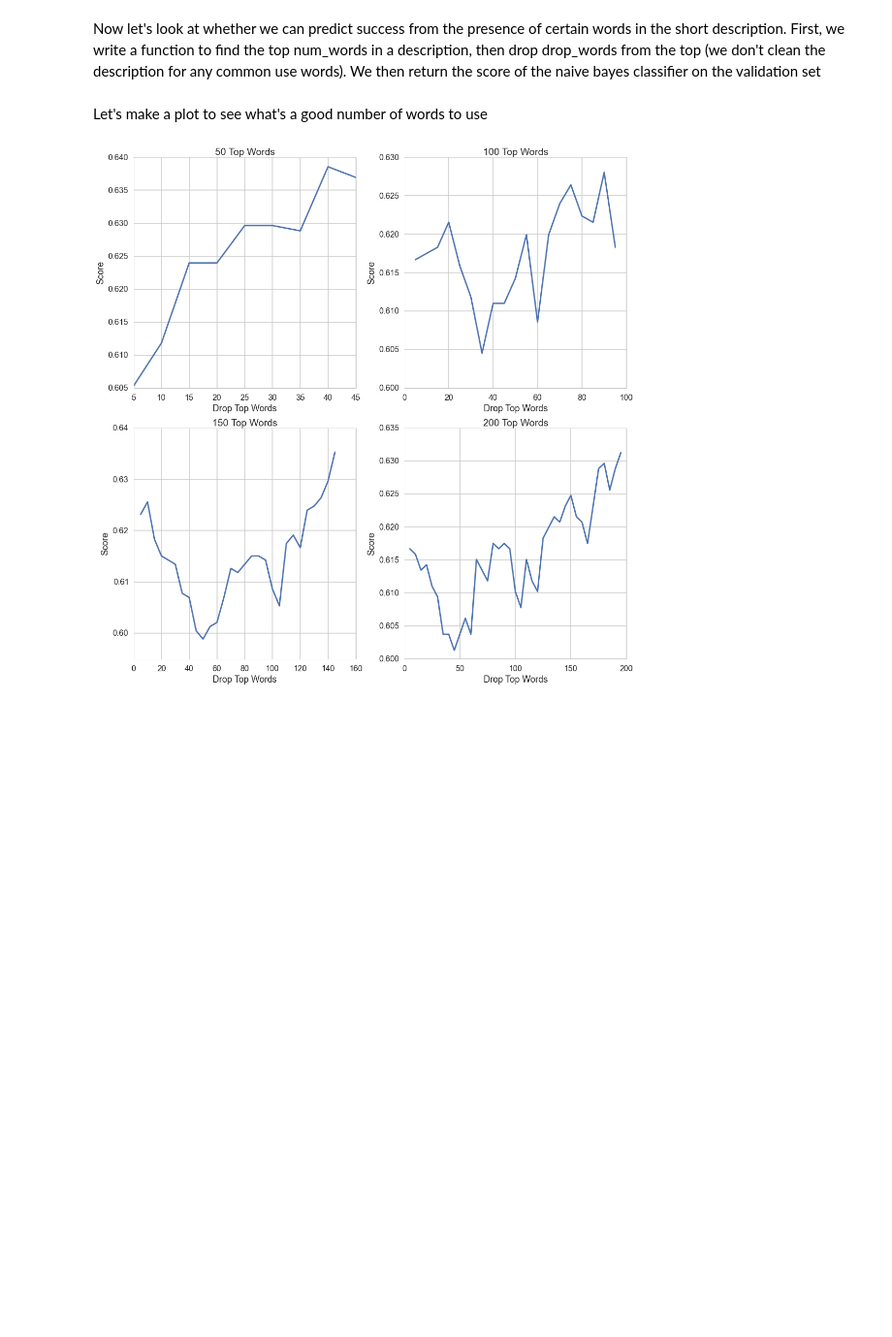
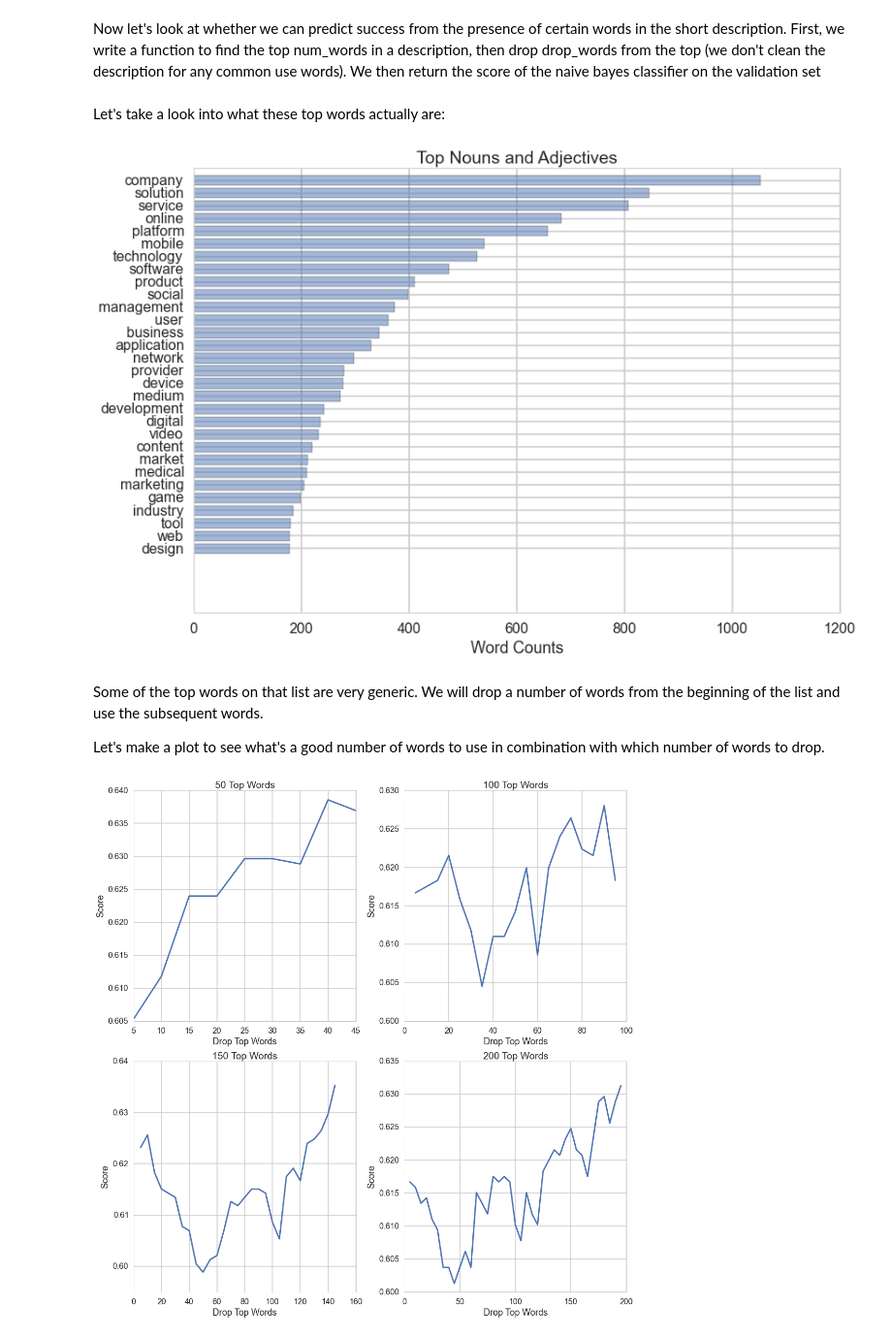
Before and after one commit to nicodri/CS109_crunchbase, a Jupyter notebook: EnsembleAnalysis.ipynb, the cells around one changed output. Shown: that part at 97% size. Saved outputs shown, nothing was run; the diff lists cells and outputs as text; code cells hidden in the pictures; blank space fills up the shorter version.

Commit message:
Add bar graph for top words and cleanup

```diff
--- a/EnsembleAnalysis.ipynb
+++ b/EnsembleAnalysis.ipynb
@@ -753,8 +758,40 @@ def score_nb(num_words, drop_words):
     nb=BernoulliNB()
     nb.fit(X_train_w,y_train_bal)
     return nb.score(X_validate_w,y_validate)
-# %% [markdown]
-Let's make a plot to see what's a good number of words to use
+# %%
+# Import Counter, a library helpful for getting most common values out of a list
+from collections import Counter
+# get a list of all the adjectives and nouns, and then join them
+adjectives=[item for sublist in df.text_adjectives.tolist() for item in sublist]
+nouns=[item for sublist in df.text_nouns.tolist() for item in sublist]
+all_words=adjectives+nouns
+# %% [markdown]
+Let's take a look into what these top words actually are:
+# %%
+word_counts=Counter(all_words).most_common(30)
+
+some_words = []
+some_counts = []
+
+for word, count in word_counts[::-1]:
+    some_words.append(word)
+    some_counts.append(count)
+
+
+y_pos = np.arange(len(some_words))
+
+plt.barh(y_pos, some_counts, align='center', alpha=0.5)
+plt.yticks(y_pos, some_words)
+plt.xlabel('Word Counts')
+plt.title('Top Nouns and Adjectives')
+
+plt.show()
+# %% [output]
+[figure, added]
+# %% [markdown]
+Some of the top words on that list are very generic.  We will drop a number of words from the beginning of the list and use the subsequent words.
+
+Let's make a plot to see what's a good number of words to use in combination with which number of words to drop.
 # %%
 num_words = [50, 100, 150, 200]
 fig, axes = plt.subplots(nrows = 2, ncols=2, figsize=(15,15), tight_layout=True)
```
Also changed, not shown: parts of 8 cells of this notebook.
